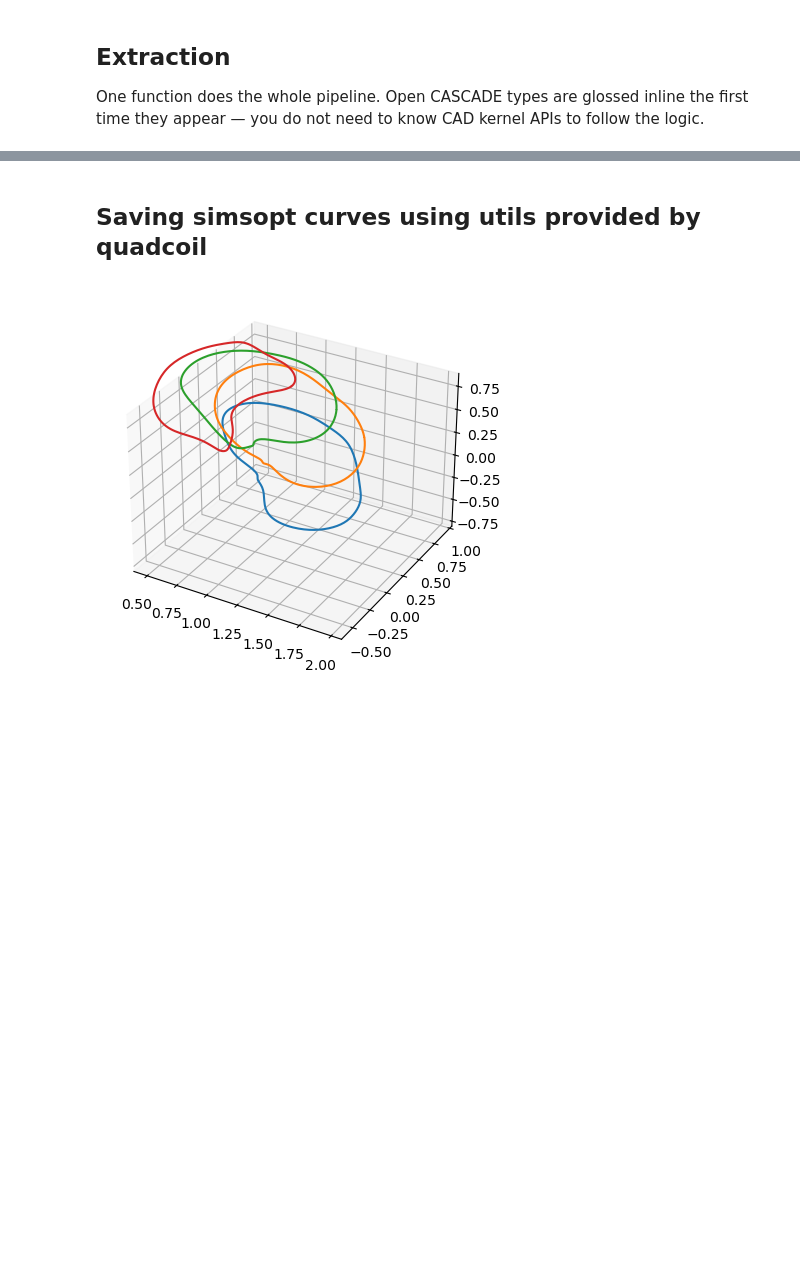
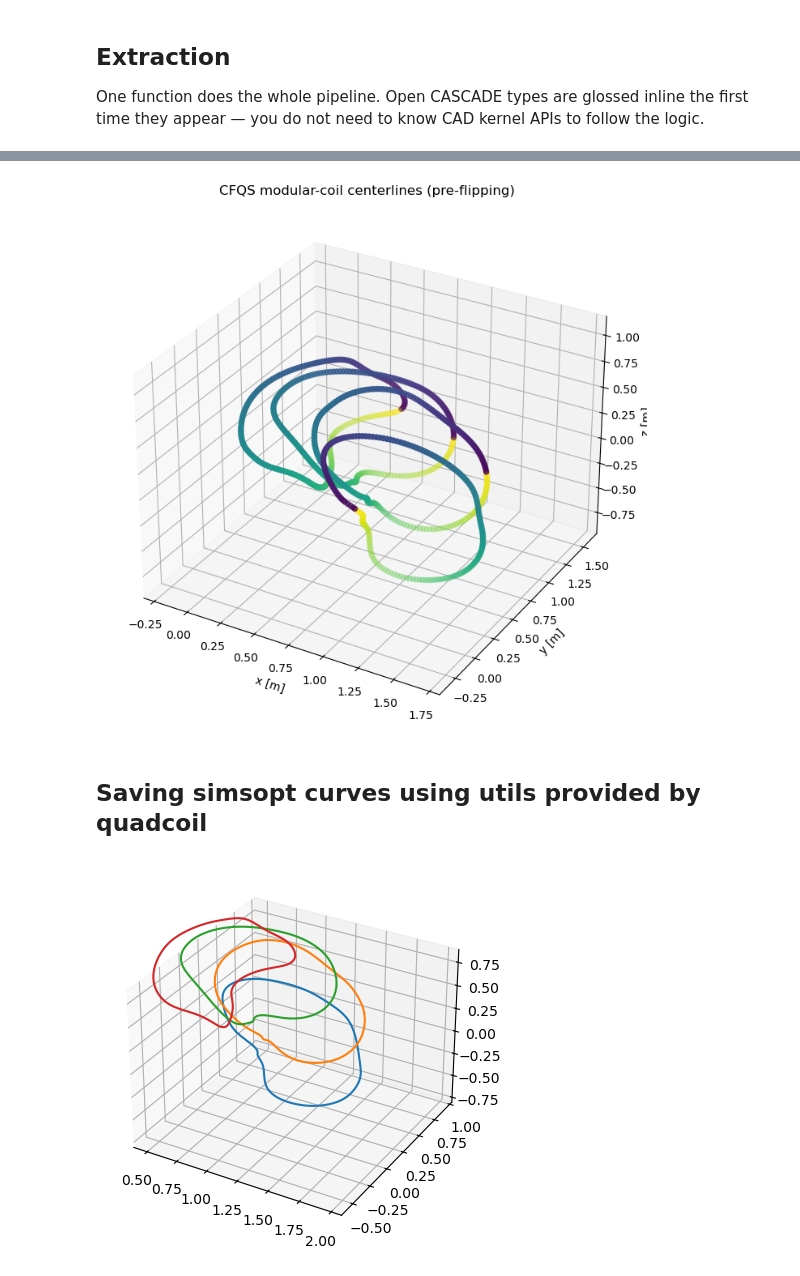
Before and after one commit to lankef/fem-data, a Jupyter notebook: cfqs-data/step_to_simsopt.ipynb, the cells around one changed output, grey strips where cells are left out. Cells and saved outputs as stored; diff of their text form; code cells hidden in the pictures; blank space fills up the shorter version.

```diff
--- a/cfqs-data/step_to_simsopt.ipynb
+++ b/cfqs-data/step_to_simsopt.ipynb
@@ -386,3 +389,32 @@ plt.show()
+# %%
+import matplotlib.pyplot as plt
+
+coil_gammas = coil_gammas_old.copy()
+coil_gammas[0] = np.flip(coil_gammas[0], axis=0)
+coil_gammas[1] = np.flip(coil_gammas[1], axis=0)
+shift = [np.argmax(c[:, 0]**2 + c[:, 1]**2) for c in coil_gammas]
+coil_gammas = [np.roll(coil_gammas[i], shift[i])]
+fig = plt.figure(figsize=(8, 7))
+ax = fig.add_subplot(111, projection="3d")
+for name, g in zip(COIL_NAMES, coil_gammas):
+    # Close the polyline visually for the plot only.
+    loop = np.vstack([g, g[:1]])
+    ax.scatter(loop[:, 0], loop[:, 1], loop[:, 2], c=np.arange(loop.shape[0]))
+ax.set_xlabel("x [m]")
+ax.set_ylabel("y [m]")
+ax.set_zlabel("z [m]")
+ax.set_title("CFQS modular-coil centerlines (pre-flipping)")
+# Equal aspect so the coils are not stretched.
+all_pts = np.vstack(coil_gammas)
+c = all_pts.mean(axis=0)
+r = np.max(np.linalg.norm(all_pts - c, axis=1))
+ax.set_xlim(c[0] - r, c[0] + r)
+ax.set_ylim(c[1] - r, c[1] + r)
+ax.set_zlim(c[2] - r, c[2] + r)
+plt.tight_layout()
+plt.show()
+# %% [output]
+[figure, added]
 # %% [markdown]
 ## Saving simsopt curves using utils provided by quadcoil
 # %%
```
Also changed, not shown: parts of 8 cells of this notebook, 3 other files.
